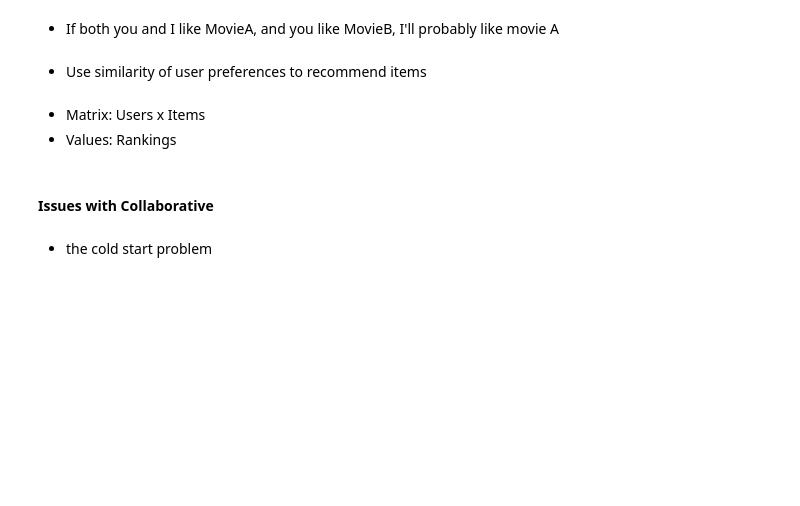
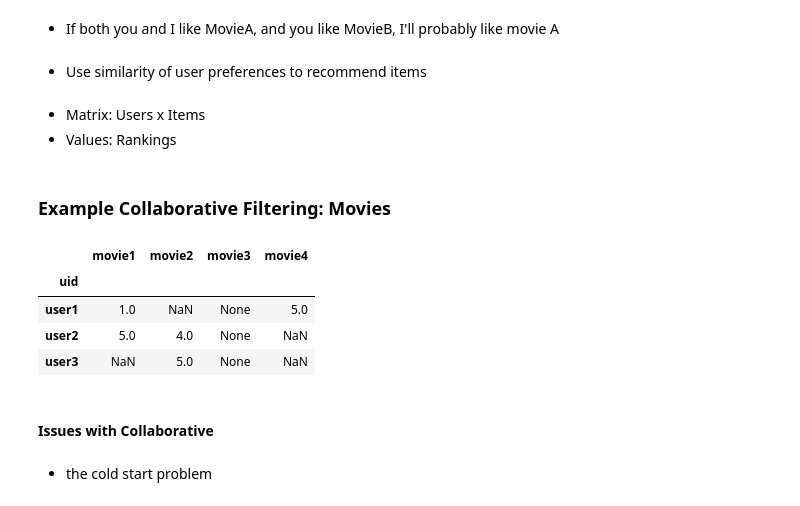
Before and after one commit to DoubleFNSN/COMSW4995_007_2018_3, a Jupyter notebook: notebooks/slides_week10_clustering_topic_modeling_recommendation_engines.ipynb, the cells around one changed output. Cells and saved outputs as stored; diff of their text form; code cells hidden in the pictures; blank space fills up the shorter version.

```diff
--- a/notebooks/slides_week10_clustering_topic_modeling_recommendation_engines.ipynb
+++ b/notebooks/slides_week10_clustering_topic_modeling_recommendation_engines.ipynb
@@ -451,6 +509,22 @@ Objective: produced a ranked list of items
 # %% [markdown]
 - Matrix: Users x Items
 - Values: Rankings
+# %% [markdown]
+### Example Collaborative Filtering: Movies
+# %%
+df_cf = pd.DataFrame([['user1',1,None,None,5],
+                      ['user2',5,4,None,None],
+                      ['user3',None,5,None,None]
+                     ], columns=['uid','movie1','movie2','movie3','movie4'])
+df_cf.set_index('uid',inplace=True)
+# %%
+df_cf
+# %% [output]
+|  | movie1 | movie2 | movie3 | movie4 |
+| uid |  |  |  |  |
+| user1 | 1.0 | NaN | None | 5.0 |
+| user2 | 5.0 | 4.0 | None | NaN |
+| user3 | NaN | 5.0 | None | NaN |
 # %% [markdown]
 #### Issues with Collaborative
 # %% [markdown]
```
Also changed, not shown: parts of 13 cells of this notebook, 1 other file.
